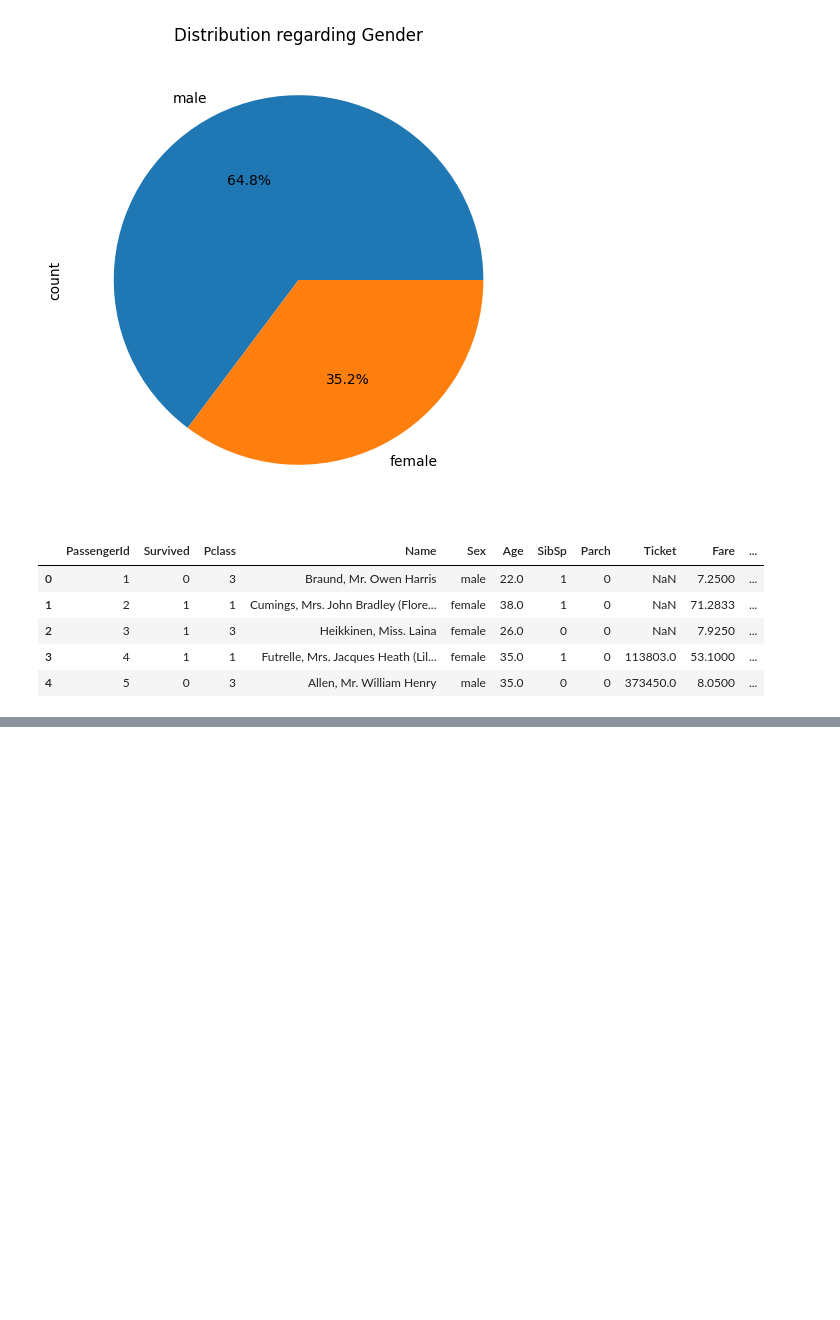
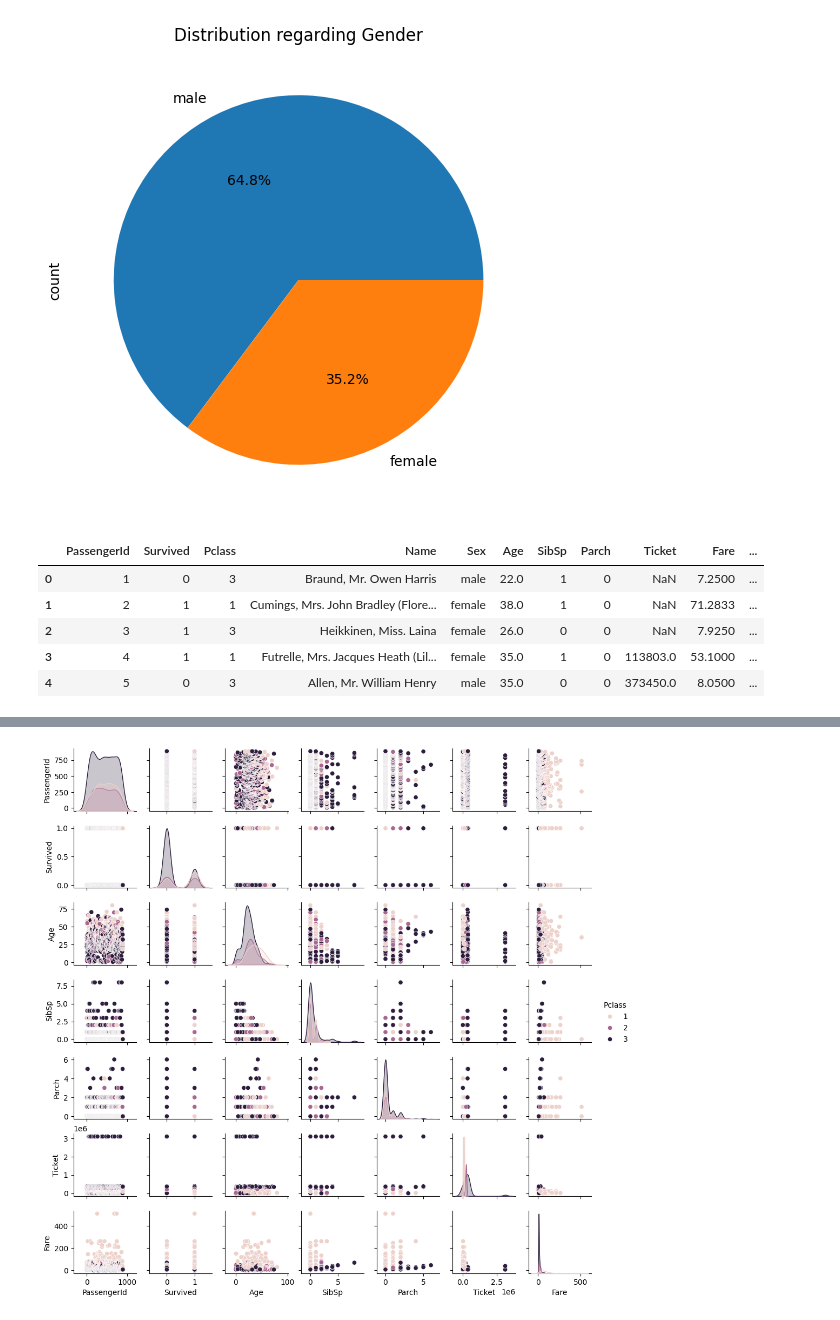
Before and after one commit to Vanshaj14Mohan/AIML-College, a Jupyter notebook: CIA1/main.ipynb, the cells around one changed output, grey strips where cells are left out. Saved outputs shown, nothing was run; the diff lists cells and outputs as text; code cells hidden in the pictures; blank space fills up the shorter version.

```diff
--- a/CIA1/main.ipynb
+++ b/CIA1/main.ipynb
@@ -229,0 +238,6 @@ fig.show()
+# %%
+# Command Sixteen
+sns.pairplot(data=df, height =1.5, hue="Pclass")
+plt.show()
+# %% [output]
+[figure, added]
```
Also changed, not shown: parts of 5 cells of this notebook.
